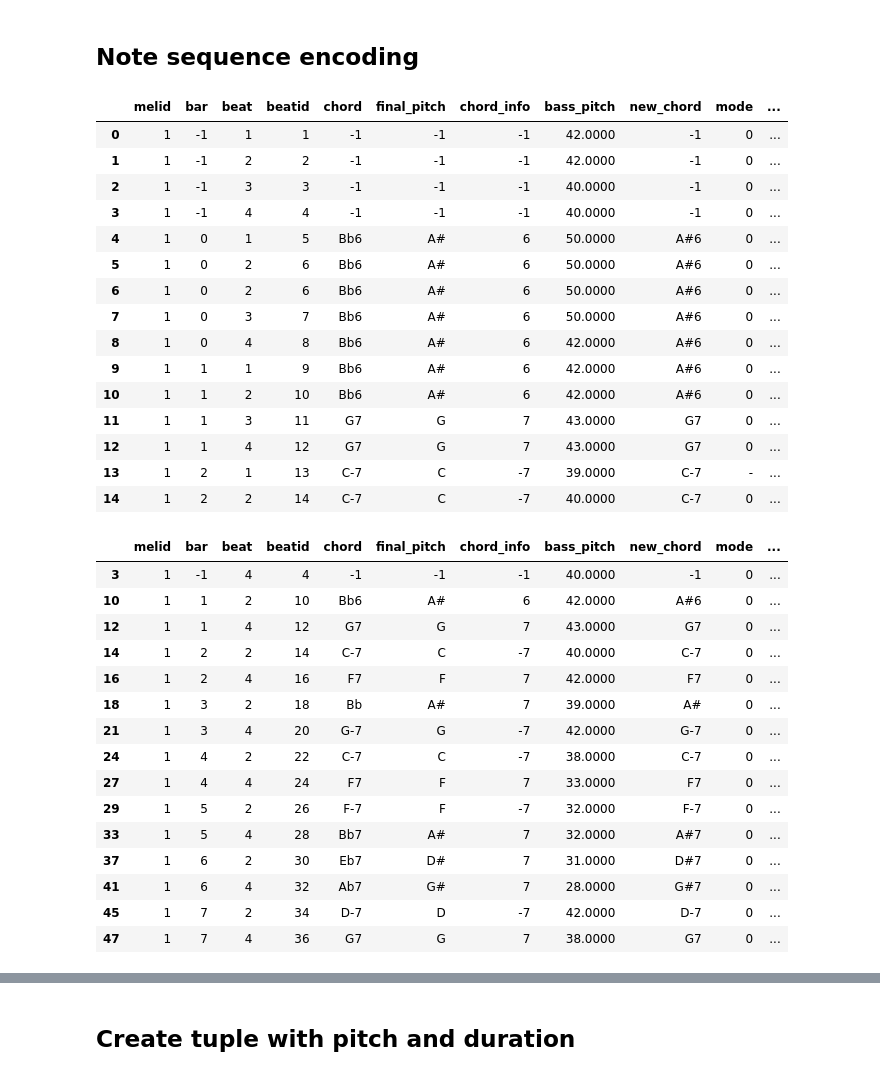
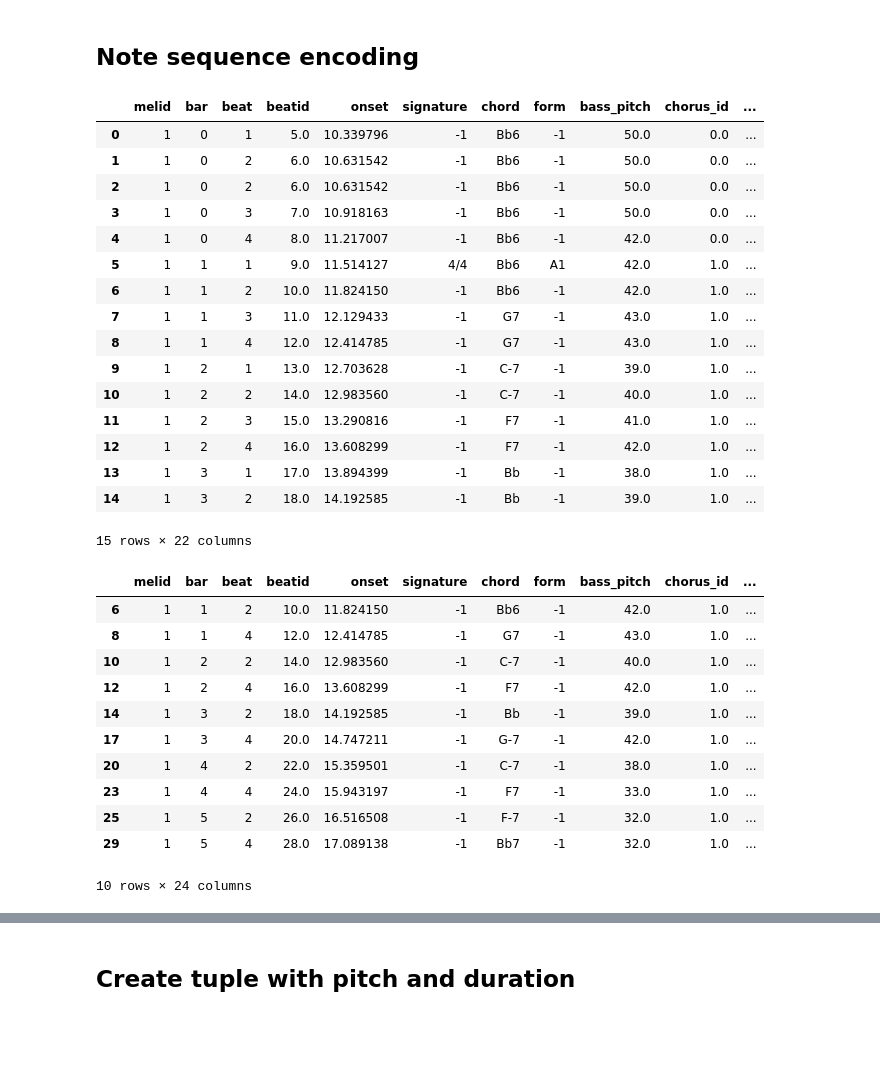
Before and after one commit to nereaiscamu/ML_project2, a Jupyter notebook: data_analysis/combine_melody_beats.ipynb, the cells around one changed output, grey strips where cells are left out. Cells and saved outputs as stored; diff of their text form; code cells hidden in the pictures; blank space fills up the shorter version.

Commit message:
Added fix for melody encoding

```diff
--- a/data_analysis/combine_melody_beats.ipynb
+++ b/data_analysis/combine_melody_beats.ipynb
@@ -138,46 +138,44 @@ from multi_hot_encoding import preprocess_chords
 # %% [markdown]
 ## Note sequence encoding
 # %%
-beats_encoded = preprocess_chords(df_beats)
 #beats_encoded.drop(['signature', 'onset', 'form', 'chorus_id'], axis=1, inplace=True)
-pitch_per_chord = encode_pitch(df_melody, beats_encoded, pitch_sequence=False)
-pitch_sequence_per_chord = encode_pitch(df_melody, beats_encoded, pitch_sequence=True)
+pitch_per_chord = encode_melody(df_melody, df_beats, pitch_sequence=False)
+pitch_sequence_per_chord = encode_melody(df_melody, df_beats, pitch_sequence=True)
+pitch_per_chord = preprocess_chords(pitch_per_chord)
+pitch_sequence_per_chord = preprocess_chords(pitch_sequence_per_chord)
 # %%
 pitch_per_chord.head(15)
 # %% [output]
-|  | melid | bar | beat | beatid | chord | final_pitch | chord_info | bass_pitch | new_chord | mode | ... |
-| 0 | 1 | -1 | 1 | 1 | -1 | -1 | -1 | 42.0000 | -1 | 0 | ... |
-| 1 | 1 | -1 | 2 | 2 | -1 | -1 | -1 | 42.0000 | -1 | 0 | ... |
-| 2 | 1 | -1 | 3 | 3 | -1 | -1 | -1 | 40.0000 | -1 | 0 | ... |
-| 3 | 1 | -1 | 4 | 4 | -1 | -1 | -1 | 40.0000 | -1 | 0 | ... |
-| 4 | 1 | 0 | 1 | 5 | Bb6 | A# | 6 | 50.0000 | A#6 | 0 | ... |
-| 5 | 1 | 0 | 2 | 6 | Bb6 | A# | 6 | 50.0000 | A#6 | 0 | ... |
-| 6 | 1 | 0 | 2 | 6 | Bb6 | A# | 6 | 50.0000 | A#6 | 0 | ... |
-| 7 | 1 | 0 | 3 | 7 | Bb6 | A# | 6 | 50.0000 | A#6 | 0 | ... |
-| 8 | 1 | 0 | 4 | 8 | Bb6 | A# | 6 | 42.0000 | A#6 | 0 | ... |
-| 9 | 1 | 1 | 1 | 9 | Bb6 | A# | 6 | 42.0000 | A#6 | 0 | ... |
-| 10 | 1 | 1 | 2 | 10 | Bb6 | A# | 6 | 42.0000 | A#6 | 0 | ... |
-| 11 | 1 | 1 | 3 | 11 | G7 | G | 7 | 43.0000 | G7 | 0 | ... |
-| 12 | 1 | 1 | 4 | 12 | G7 | G | 7 | 43.0000 | G7 | 0 | ... |
-| 13 | 1 | 2 | 1 | 13 | C-7 | C | -7 | 39.0000 | C-7 | - | ... |
-| 14 | 1 | 2 | 2 | 14 | C-7 | C | -7 | 40.0000 | C-7 | 0 | ... |
+|  | melid | bar | beat | beatid | onset | signature | chord | form | bass_pitch | chorus_id | ... |
+| 0 | 1 | 0 | 1 | 5.0 | 10.339796 | -1 | Bb6 | -1 | 50.0 | 0.0 | ... |
+| 1 | 1 | 0 | 2 | 6.0 | 10.631542 | -1 | Bb6 | -1 | 50.0 | 0.0 | ... |
+| 2 | 1 | 0 | 2 | 6.0 | 10.631542 | -1 | Bb6 | -1 | 50.0 | 0.0 | ... |
+| 3 | 1 | 0 | 3 | 7.0 | 10.918163 | -1 | Bb6 | -1 | 50.0 | 0.0 | ... |
+| 4 | 1 | 0 | 4 | 8.0 | 11.217007 | -1 | Bb6 | -1 | 42.0 | 0.0 | ... |
+| 5 | 1 | 1 | 1 | 9.0 | 11.514127 | 4/4 | Bb6 | A1 | 42.0 | 1.0 | ... |
+| 6 | 1 | 1 | 2 | 10.0 | 11.824150 | -1 | Bb6 | -1 | 42.0 | 1.0 | ... |
+| 7 | 1 | 1 | 3 | 11.0 | 12.129433 | -1 | G7 | -1 | 43.0 | 1.0 | ... |
+| 8 | 1 | 1 | 4 | 12.0 | 12.414785 | -1 | G7 | -1 | 43.0 | 1.0 | ... |
+| 9 | 1 | 2 | 1 | 13.0 | 12.703628 | -1 | C-7 | -1 | 39.0 | 1.0 | ... |
+| 10 | 1 | 2 | 2 | 14.0 | 12.983560 | -1 | C-7 | -1 | 40.0 | 1.0 | ... |
+| 11 | 1 | 2 | 3 | 15.0 | 13.290816 | -1 | F7 | -1 | 41.0 | 1.0 | ... |
+| 12 | 1 | 2 | 4 | 16.0 | 13.608299 | -1 | F7 | -1 | 42.0 | 1.0 | ... |
+| 13 | 1 | 3 | 1 | 17.0 | 13.894399 | -1 | Bb | -1 | 38.0 | 1.0 | ... |
+| 14 | 1 | 3 | 2 | 18.0 | 14.192585 | -1 | Bb | -1 | 39.0 | 1.0 | ... |
+15 rows × 22 columns
 # %%
-pitch_sequence_per_chord.head(15)
+pitch_sequence_per_chord.head(10)
 # %% [output]
-|  | melid | bar | beat | beatid | chord | final_pitch | chord_info | bass_pitch | new_chord | mode | ... |
-| 3 | 1 | -1 | 4 | 4 | -1 | -1 | -1 | 40.0000 | -1 | 0 | ... |
-| 10 | 1 | 1 | 2 | 10 | Bb6 | A# | 6 | 42.0000 | A#6 | 0 | ... |
-| 12 | 1 | 1 | 4 | 12 | G7 | G | 7 | 43.0000 | G7 | 0 | ... |
-| 14 | 1 | 2 | 2 | 14 | C-7 | C | -7 | 40.0000 | C-7 | 0 | ... |
-| 16 | 1 | 2 | 4 | 16 | F7 | F | 7 | 42.0000 | F7 | 0 | ... |
-| 18 | 1 | 3 | 2 | 18 | Bb | A# | 7 | 39.0000 | A# | 0 | ... |
-| 21 | 1 | 3 | 4 | 20 | G-7 | G | -7 | 42.0000 | G-7 | 0 | ... |
-| 24 | 1 | 4 | 2 | 22 | C-7 | C | -7 | 38.0000 | C-7 | 0 | ... |
-| 27 | 1 | 4 | 4 | 24 | F7 | F | 7 | 33.0000 | F7 | 0 | ... |
-| 29 | 1 | 5 | 2 | 26 | F-7 | F | -7 | 32.0000 | F-7 | 0 | ... |
-| 33 | 1 | 5 | 4 | 28 | Bb7 | A# | 7 | 32.0000 | A#7 | 0 | ... |
-| 37 | 1 | 6 | 2 | 30 | Eb7 | D# | 7 | 31.0000 | D#7 | 0 | ... |
-| 41 | 1 | 6 | 4 | 32 | Ab7 | G# | 7 | 28.0000 | G#7 | 0 | ... |
-| 45 | 1 | 7 | 2 | 34 | D-7 | D | -7 | 42.0000 | D-7 | 0 | ... |
-| 47 | 1 | 7 | 4 | 36 | G7 | G | 7 | 38.0000 | G7 | 0 | ... |
+|  | melid | bar | beat | beatid | onset | signature | chord | form | bass_pitch | chorus_id | ... |
+| 6 | 1 | 1 | 2 | 10.0 | 11.824150 | -1 | Bb6 | -1 | 42.0 | 1.0 | ... |
+| 8 | 1 | 1 | 4 | 12.0 | 12.414785 | -1 | G7 | -1 | 43.0 | 1.0 | ... |
+| 10 | 1 | 2 | 2 | 14.0 | 12.983560 | -1 | C-7 | -1 | 40.0 | 1.0 | ... |
+| 12 | 1 | 2 | 4 | 16.0 | 13.608299 | -1 | F7 | -1 | 42.0 | 1.0 | ... |
+| 14 | 1 | 3 | 2 | 18.0 | 14.192585 | -1 | Bb | -1 | 39.0 | 1.0 | ... |
+| 17 | 1 | 3 | 4 | 20.0 | 14.747211 | -1 | G-7 | -1 | 42.0 | 1.0 | ... |
+| 20 | 1 | 4 | 2 | 22.0 | 15.359501 | -1 | C-7 | -1 | 38.0 | 1.0 | ... |
+| 23 | 1 | 4 | 4 | 24.0 | 15.943197 | -1 | F7 | -1 | 33.0 | 1.0 | ... |
+| 25 | 1 | 5 | 2 | 26.0 | 16.516508 | -1 | F-7 | -1 | 32.0 | 1.0 | ... |
+| 29 | 1 | 5 | 4 | 28.0 | 17.089138 | -1 | Bb7 | -1 | 32.0 | 1.0 | ... |
+10 rows × 24 columns
 # %%
```
Also changed, not shown: parts of 13 cells of this notebook, 5 other files.
